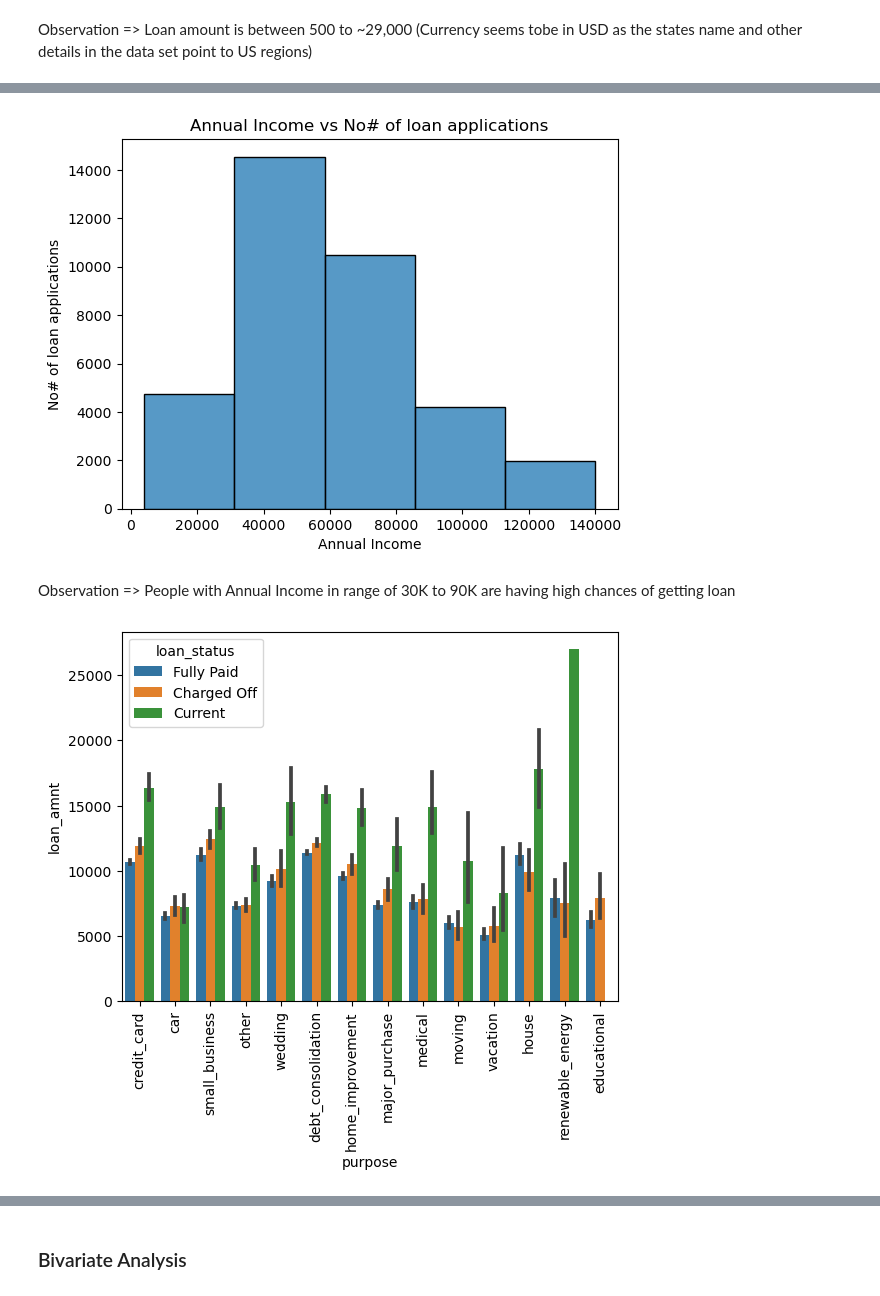
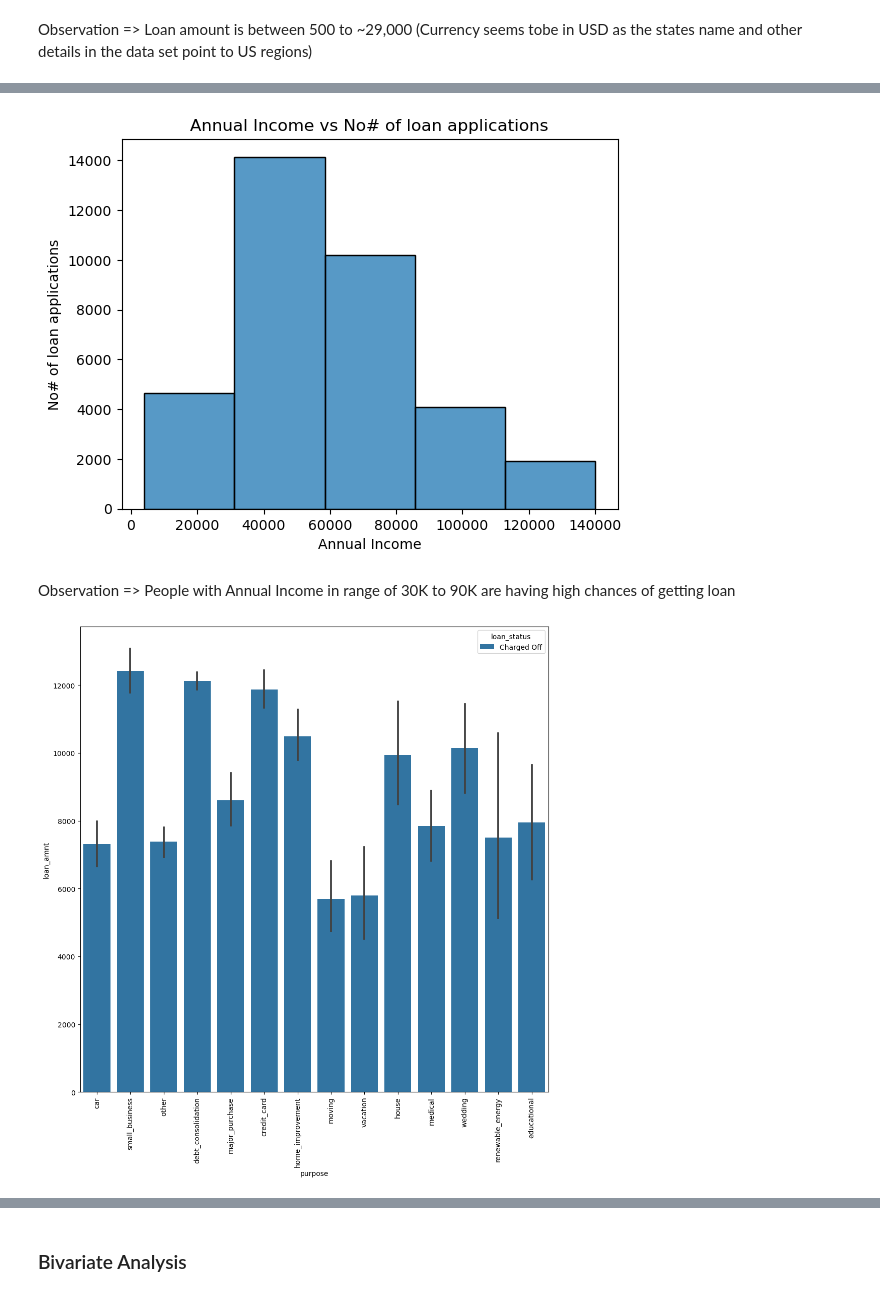
Before and after one commit to Aswani-ReddyKV/LendingClubCaseStudy, a Jupyter notebook: LendingClubCaseStudy.ipynb, the cells around one changed output, grey strips where cells are left out. Drawn from its saved outputs; the diff is of its cells as text; code cells hidden in the pictures.

Commit message:
Two changes got added - pie char,removal of 'current'
Removed rows having value 'current' in loan status
Added code to get the % getting dipslayed in pie chart

```diff
--- a/LendingClubCaseStudy.ipynb
+++ b/LendingClubCaseStudy.ipynb
@@ -136,0 +140,2 @@ memory usage: 11.8+ MB
+# %%
+lendingDF = lendingDF[lendingDF['loan_status']!='Current']
@@ -342,15 +352,17 @@ pltAxes.set_ylabel('No# of loan applications')
 pltAxes.set_title('Annual Income vs No# of loan applications')
 plt.show()
 # %% [output]
-[figure, old version]
+[figure, new version]
 # %% [markdown]
 Observation => People with Annual Income in range of 30K to 90K are having high chances of getting loan
 # %%
-pltAxes = sns.barplot(x=lendingDF["purpose"], y=lendingDF["loan_amnt"], hue=lendingDF["loan_status"])
+plt.figure(figsize=[12,12])
+lendingDFbuss = lendingDF[lendingDF["loan_status"]=='Charged Off']
+pltAxes = sns.barplot(x=lendingDFbuss["purpose"], y=lendingDFbuss["loan_amnt"], hue=lendingDFbuss["loan_status"])
 pltAxes.set_xticklabels(pltAxes.get_xticklabels(), rotation=90)
 plt.show()
 # %% [output]
-[figure, old version]
+[figure, new version]
 # %%
 pltAxes = sns.barplot(x=lendingDF["verification_status"], y=lendingDF["loan_amnt"], hue=lendingDF["loan_status"])
 pltAxes.set_xticklabels(pltAxes.get_xticklabels(), rotation=90)
```
Also changed, not shown: parts of 21 cells of this notebook.
